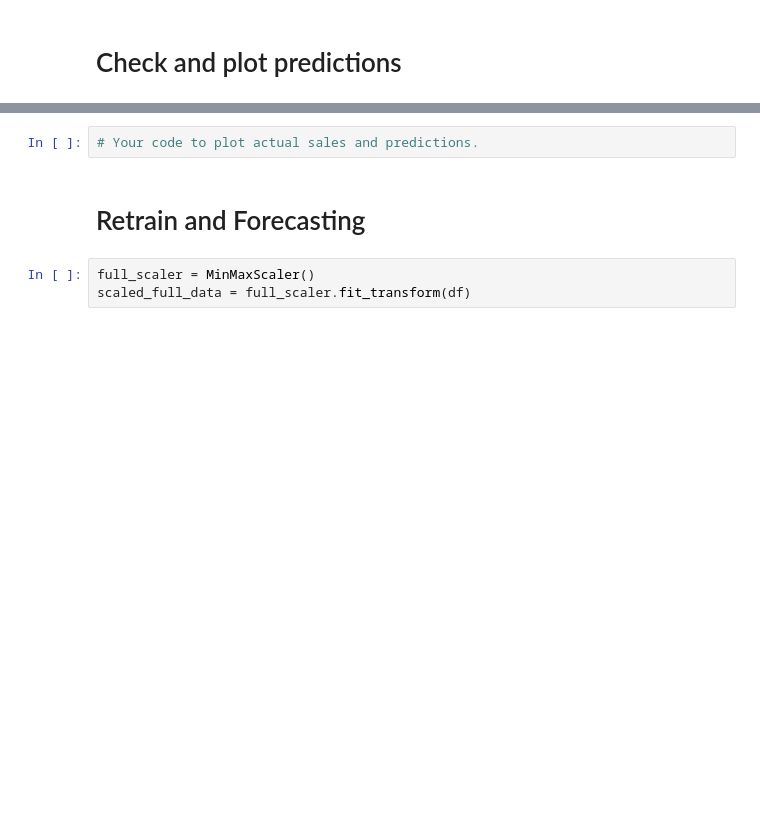
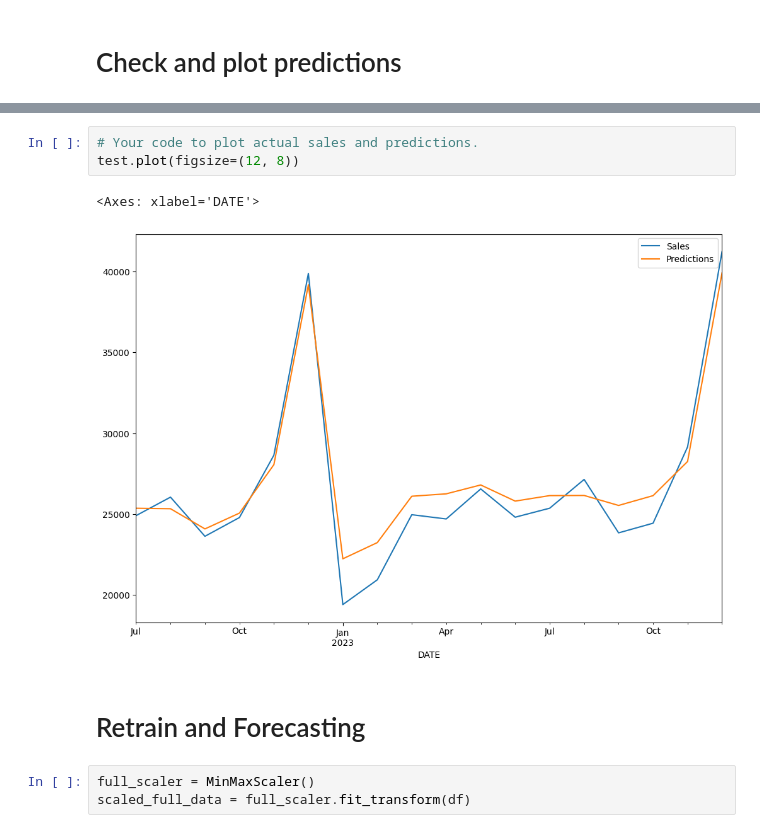
Before and after one commit to syeddhasnainn/aru-dl, a Jupyter notebook: Week_6_Recurent_Neural_Network_2.ipynb, the cells around one changed output, grey strips where cells are left out. Cells and saved outputs as stored; diff of their text form; blank space fills up the shorter version.

```diff
--- a/Week_6_Recurent_Neural_Network_2.ipynb
+++ b/Week_6_Recurent_Neural_Network_2.ipynb
@@ -285,5 +416,9 @@ test['Predictions'] = true_predictions
 # %%
 # Your code to plot actual sales and predictions.
+test.plot(figsize=(12, 8))
+# %% [output]
+<Axes: xlabel='DATE'>
+[figure, added]
 # %% [markdown]
 # Retrain and Forecasting
 # %%
```
Also changed, not shown: parts of 35 cells of this notebook, 8 other files.
